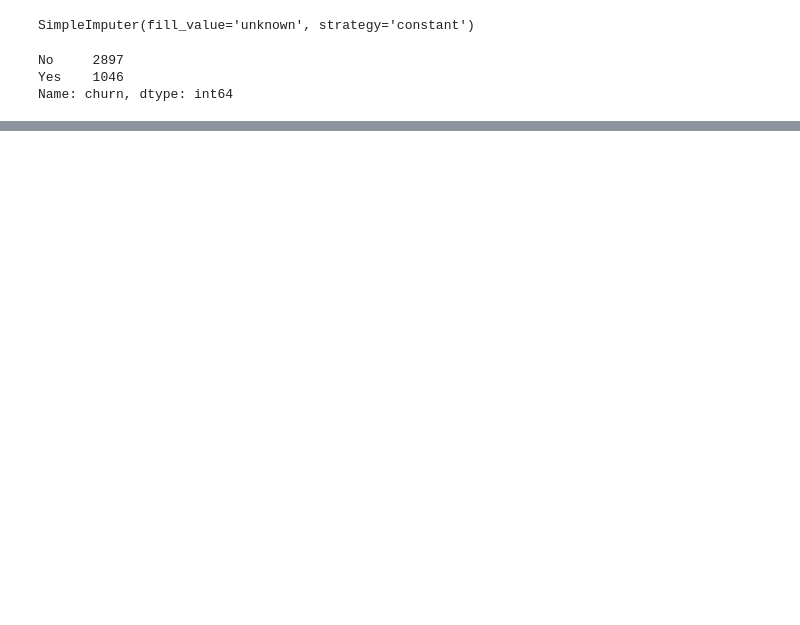
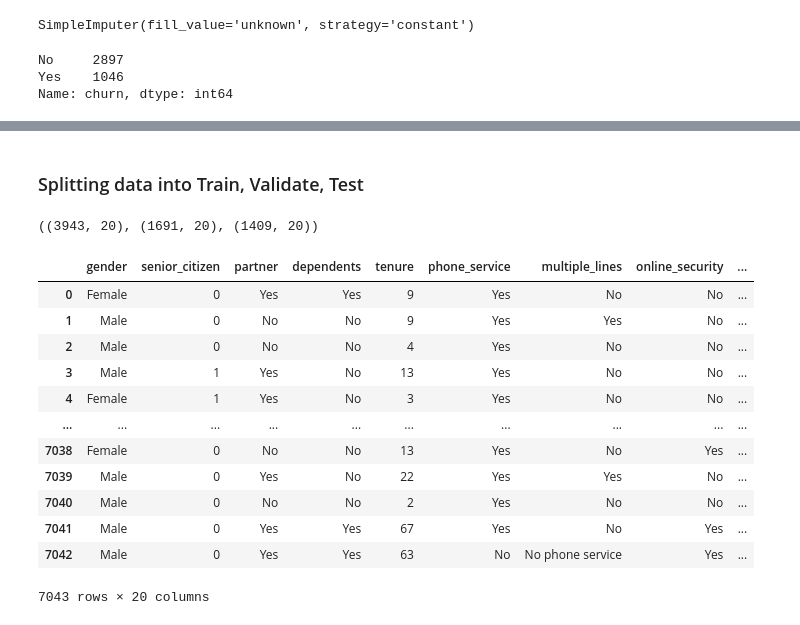
Before and after one commit to Thoai-Adam/ClassificationProject, a Jupyter notebook: acquire_and_prepare.ipynb, the cells around one changed output, grey strips where cells are left out. Saved outputs shown, nothing was run; the diff lists cells and outputs as text; code cells hidden in the pictures; blank space fills up the shorter version.

```diff
--- a/acquire_and_prepare.ipynb
+++ b/acquire_and_prepare.ipynb
@@ -478,0 +559,2 @@ def impute_mode(train, validate, test):
+# %% [markdown]
+### Splitting data into Train, Validate, Test
@@ -478,0 +574,22 @@ def impute_mode(train, validate, test):
+# %%
+# Stratify with categorical target variables
+train, validate, test = train_validate_test_split(df, target='churn')
+train.shape, validate.shape, test.shape
+# %% [output]
+((3943, 20), (1691, 20), (1409, 20))
+# %%
+df
+# %% [output]
+|  | gender | senior_citizen | partner | dependents | tenure | phone_service | multiple_lines | online_security | ... |
+| 0 | Female | 0 | Yes | Yes | 9 | Yes | No | No | ... |
+| 1 | Male | 0 | No | No | 9 | Yes | Yes | No | ... |
+| 2 | Male | 0 | No | No | 4 | Yes | No | No | ... |
+| 3 | Male | 1 | Yes | No | 13 | Yes | No | No | ... |
+| 4 | Female | 1 | Yes | No | 3 | Yes | No | No | ... |
+| ... | ... | ... | ... | ... | ... | ... | ... | ... | ... |
+| 7038 | Female | 0 | No | No | 13 | Yes | No | Yes | ... |
+| 7039 | Male | 0 | Yes | No | 22 | Yes | Yes | No | ... |
+| 7040 | Male | 0 | No | No | 2 | Yes | No | No | ... |
+| 7041 | Male | 0 | Yes | Yes | 67 | Yes | No | Yes | ... |
+| 7042 | Male | 0 | Yes | Yes | 63 | No | No phone service | Yes | ... |
+7043 rows × 20 columns
```
Also changed, not shown: parts of 17 cells of this notebook, 1 other file.
